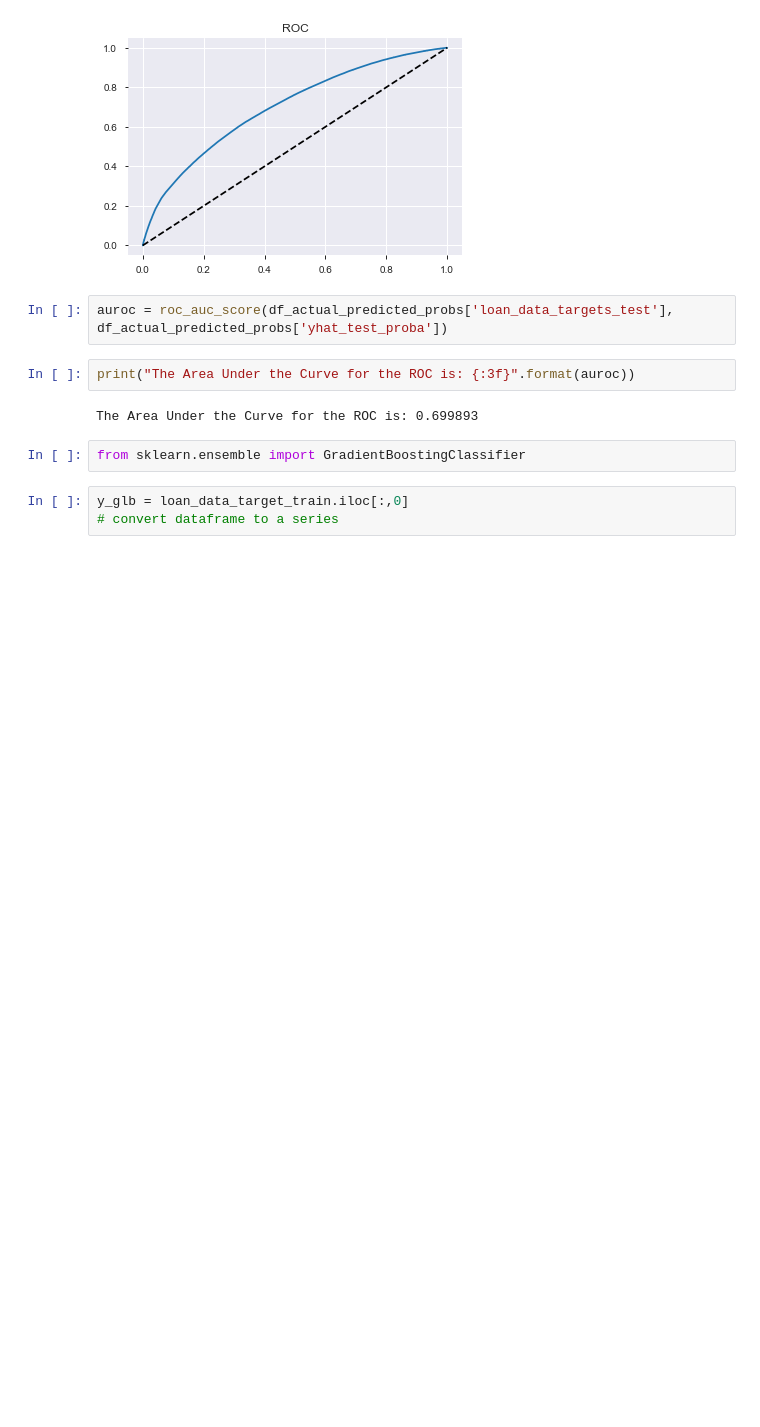
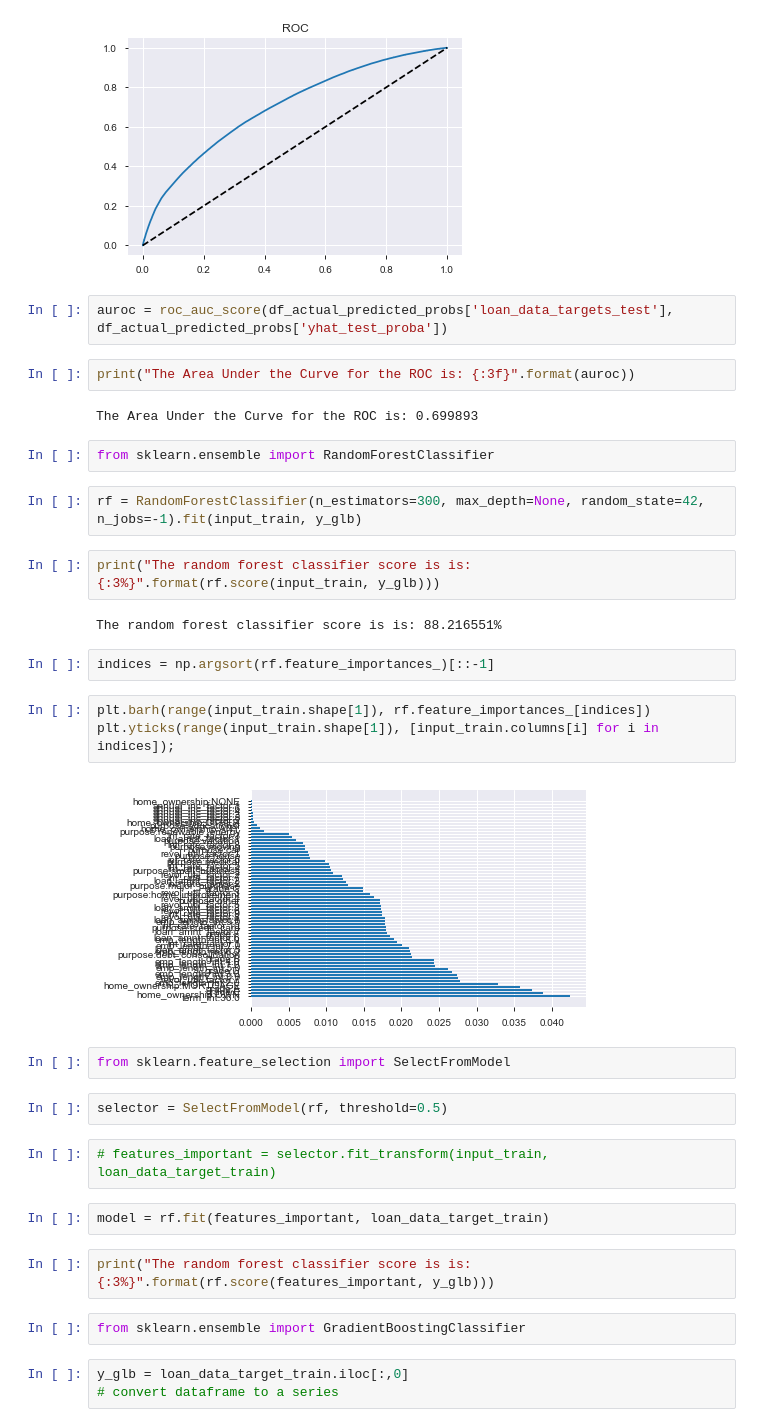
Before and after one commit to fayadabbasi/CreditRisk, a Jupyter notebook: LC_Revised_Workflow.ipynb, the cells around one changed output. Saved outputs shown, nothing was run; the diff lists cells and outputs as text; blank space fills up the shorter version.

Commit message:
ran log reg model and rand for model and grad boost model

```diff
--- a/LC_Revised_Workflow.ipynb
+++ b/LC_Revised_Workflow.ipynb
@@ -630,6 +650,31 @@ auroc = roc_auc_score(df_actual_predicted_probs['loan_data_targets_test'], df_ac
 print("The Area Under the Curve for the ROC is: {:3f}".format(auroc))
 # %% [output]
 The Area Under the Curve for the ROC is: 0.699893
+# %%
+from sklearn.ensemble import RandomForestClassifier
+# %%
+rf = RandomForestClassifier(n_estimators=300, max_depth=None, random_state=42, n_jobs=-1).fit(input_train, y_glb)
+# %%
+print("The random forest classifier score is is: {:3%}".format(rf.score(input_train, y_glb)))
+# %% [output]
+The random forest classifier score is is: 88.216551%
+# %%
+indices = np.argsort(rf.feature_importances_)[::-1]
+# %%
+plt.barh(range(input_train.shape[1]), rf.feature_importances_[indices])
+plt.yticks(range(input_train.shape[1]), [input_train.columns[i] for i in indices]);
+# %% [output]
+[figure, added]
+# %%
+from sklearn.feature_selection import SelectFromModel
+# %%
+selector = SelectFromModel(rf, threshold=0.5)
+# %%
+# features_important = selector.fit_transform(input_train, loan_data_target_train)
+# %%
+model = rf.fit(features_important, loan_data_target_train)
+# %%
+print("The random forest classifier score is is: {:3%}".format(rf.score(features_important, y_glb)))
 # %%
 from sklearn.ensemble import GradientBoostingClassifier
 # %%
```
Also changed, not shown: parts of 6 cells of this notebook.
